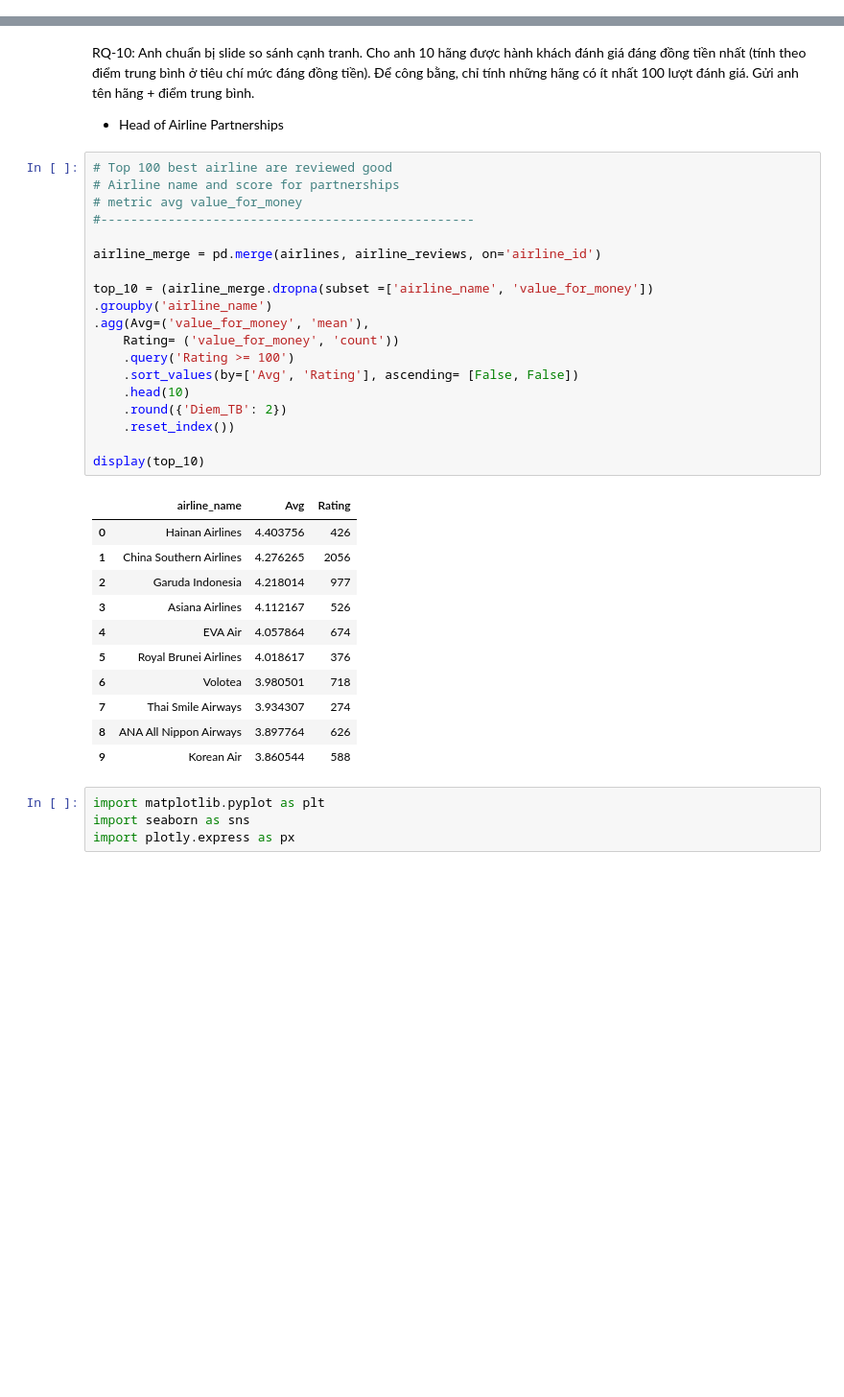
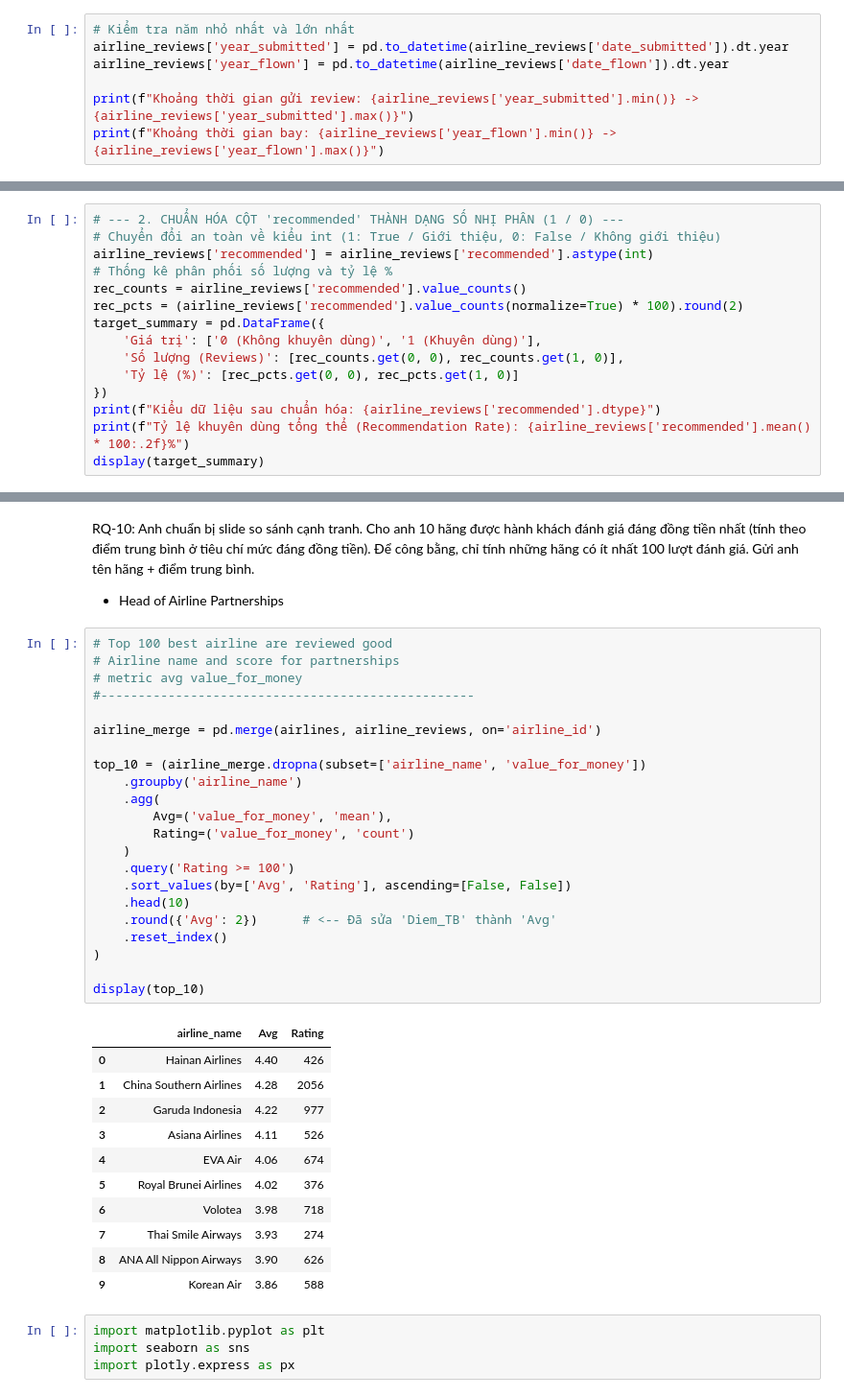
Before and after one commit to mantrinh67/DA-Porfolio, a Jupyter notebook: EDA_airline.ipynb, the cells around one changed output, grey strips where cells are left out. Shown at 96% size. Cells and saved outputs as stored; diff of their text form; blank space fills up the shorter version.

```diff
--- a/EDA_airline.ipynb
+++ b/EDA_airline.ipynb
@@ -225,0 +663,7 @@ Column list of airline_reviews Index(['review_id', 'airline_id', 'verify', 'date
+# %%
+# Kiểm tra năm nhỏ nhất và lớn nhất
+airline_reviews['year_submitted'] = pd.to_datetime(airline_reviews['date_submitted']).dt.year
+airline_reviews['year_flown'] = pd.to_datetime(airline_reviews['date_flown']).dt.year
+
+print(f"Khoảng thời gian gửi review: {airline_reviews['year_submitted'].min()} -> {airline_reviews['year_submitted'].max()}")
+print(f"Khoảng thời gian bay: {airline_reviews['year_flown'].min()} -> {airline_reviews['year_flown'].max()}")
@@ -225,0 +773,15 @@ Column list of airline_reviews Index(['review_id', 'airline_id', 'verify', 'date
+# %%
+# --- 2. CHUẨN HÓA CỘT 'recommended' THÀNH DẠNG SỐ NHỊ PHÂN (1 / 0) ---
+# Chuyển đổi an toàn về kiểu int (1: True / Giới thiệu, 0: False / Không giới thiệu)
+airline_reviews['recommended'] = airline_reviews['recommended'].astype(int)
+# Thống kê phân phối số lượng và tỷ lệ %
+rec_counts = airline_reviews['recommended'].value_counts()
+rec_pcts = (airline_reviews['recommended'].value_counts(normalize=True) * 100).round(2)
+target_summary = pd.DataFrame({
+    'Giá trị': ['0 (Không khuyên dùng)', '1 (Khuyên dùng)'],
+    'Số lượng (Reviews)': [rec_counts.get(0, 0), rec_counts.get(1, 0)],
+    'Tỷ lệ (%)': [rec_pcts.get(0, 0), rec_pcts.get(1, 0)]
+})
+print(f"Kiểu dữ liệu sau chuẩn hóa: {airline_reviews['recommended'].dtype}")
+print(f"Tỷ lệ khuyên dùng tổng thể (Recommendation Rate): {airline_reviews['recommended'].mean() * 100:.2f}%")
+display(target_summary)
@@ -230,34 +1197,37 @@ RQ-10: Anh chuẩn bị slide so sánh cạnh tranh. Cho anh 10 hãng được h
 # %%
 # Top 100 best airline are reviewed good
 # Airline name and score for partnerships
 # metric avg value_for_money
 #--------------------------------------------------
 
 airline_merge = pd.merge(airlines, airline_reviews, on='airline_id')
 
-top_10 = (airline_merge.dropna(subset =['airline_name', 'value_for_money'])
-.groupby('airline_name')
-.agg(Avg=('value_for_money', 'mean'),
-    Rating= ('value_for_money', 'count'))
+top_10 = (airline_merge.dropna(subset=['airline_name', 'value_for_money'])
+    .groupby('airline_name')
+    .agg(
+        Avg=('value_for_money', 'mean'),
+        Rating=('value_for_money', 'count')
+    )
     .query('Rating >= 100')
-    .sort_values(by=['Avg', 'Rating'], ascending= [False, False])
+    .sort_values(by=['Avg', 'Rating'], ascending=[False, False])
     .head(10)
-    .round({'Diem_TB': 2})
-    .reset_index())
+    .round({'Avg': 2})      # <-- Đã sửa 'Diem_TB' thành 'Avg'
+    .reset_index()
+)
 
 display(top_10)
 # %% [output]
 |  | airline_name | Avg | Rating |
-| 0 | Hainan Airlines | 4.403756 | 426 |
-| 1 | China Southern Airlines | 4.276265 | 2056 |
-| 2 | Garuda Indonesia | 4.218014 | 977 |
-| 3 | Asiana Airlines | 4.112167 | 526 |
-| 4 | EVA Air | 4.057864 | 674 |
-| 5 | Royal Brunei Airlines | 4.018617 | 376 |
-| 6 | Volotea | 3.980501 | 718 |
-| 7 | Thai Smile Airways | 3.934307 | 274 |
-| 8 | ANA All Nippon Airways | 3.897764 | 626 |
-| 9 | Korean Air | 3.860544 | 588 |
+| 0 | Hainan Airlines | 4.40 | 426 |
+| 1 | China Southern Airlines | 4.28 | 2056 |
+| 2 | Garuda Indonesia | 4.22 | 977 |
+| 3 | Asiana Airlines | 4.11 | 526 |
+| 4 | EVA Air | 4.06 | 674 |
+| 5 | Royal Brunei Airlines | 4.02 | 376 |
+| 6 | Volotea | 3.98 | 718 |
+| 7 | Thai Smile Airways | 3.93 | 274 |
+| 8 | ANA All Nippon Airways | 3.90 | 626 |
+| 9 | Korean Air | 3.86 | 588 |
 # %%
 import matplotlib.pyplot as plt
 import seaborn as sns
```
Also changed, not shown: parts of 58 cells of this notebook, 2 other files.
